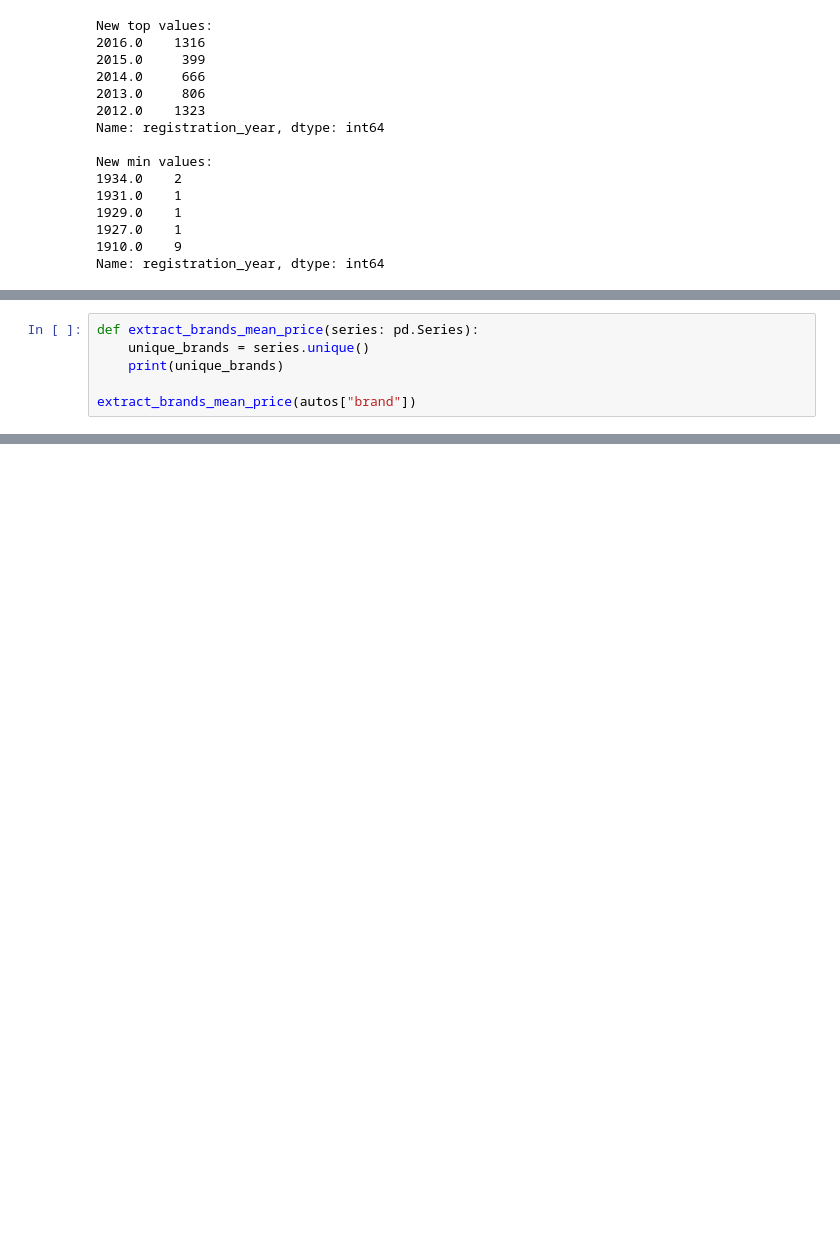
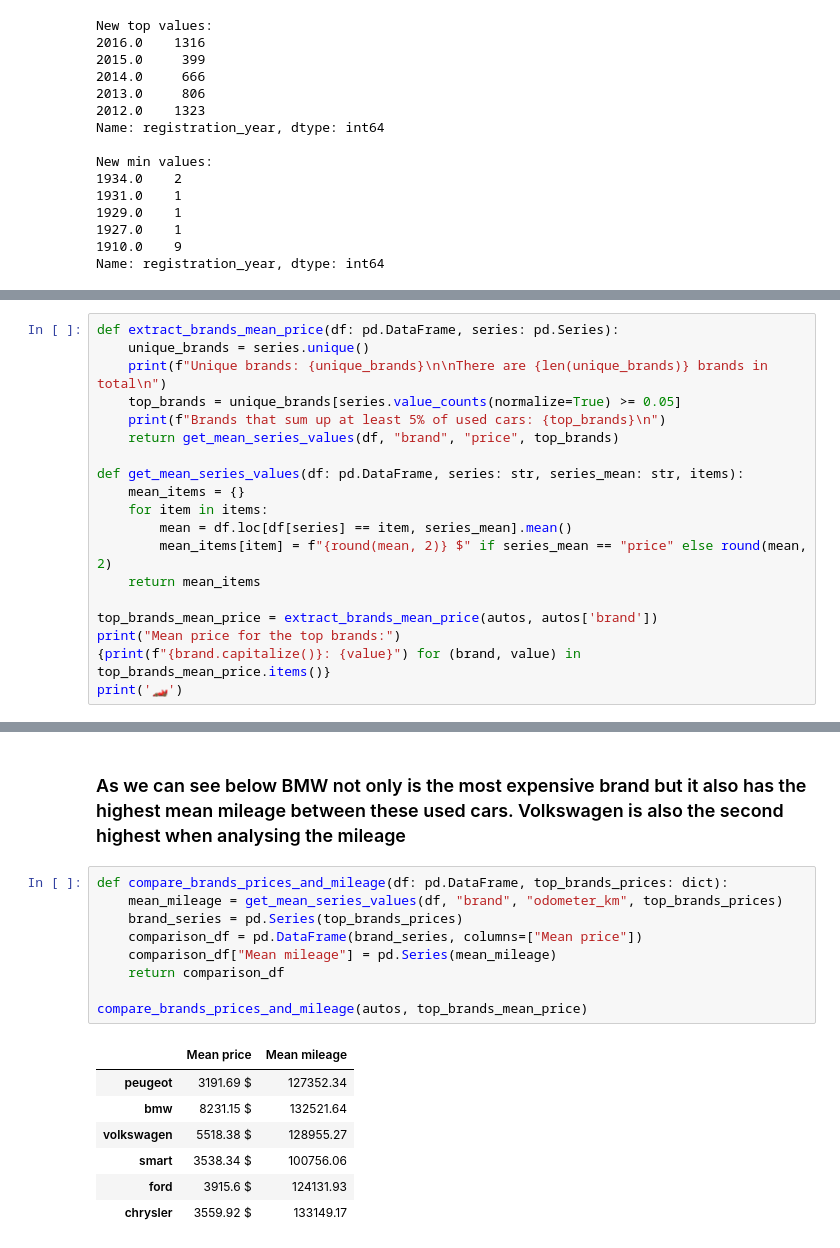
Before and after one commit to lucasmsa/dataquest, a Jupyter notebook: Data Scientist in Pyhton path/NumPy and Pandas Fundamentals/src/used_cars_analysis.ipynb, the cells around one changed output, grey strips where cells are left out. Cells and saved outputs as stored; diff of their text form; blank space fills up the shorter version.

Commit message:
fetch mean prices for the top brands & compare prices w/ mileage

```diff
--- a/Data Scientist in Pyhton path/NumPy and Pandas Fundamentals/src/used_cars_analysis.ipynb
+++ b/Data Scientist in Pyhton path/NumPy and Pandas Fundamentals/src/used_cars_analysis.ipynb
@@ -312,6 +311,0 @@ Name: registration_year, dtype: int64
-# %%
-def extract_brands_mean_price(series: pd.Series):
-    unique_brands = series.unique()
-    print(unique_brands)
-
-extract_brands_mean_price(autos["brand"])
@@ -324,0 +312,19 @@ extract_brands_mean_price(autos["brand"])
+# %%
+def extract_brands_mean_price(df: pd.DataFrame, series: pd.Series):
+    unique_brands = series.unique()
+    print(f"Unique brands: {unique_brands}\n\nThere are {len(unique_brands)} brands in total\n")
+    top_brands = unique_brands[series.value_counts(normalize=True) >= 0.05]
+    print(f"Brands that sum up at least 5% of used cars: {top_brands}\n")
+    return get_mean_series_values(df, "brand", "price", top_brands)
+
+def get_mean_series_values(df: pd.DataFrame, series: str, series_mean: str, items):
+    mean_items = {}
+    for item in items:
+        mean = df.loc[df[series] == item, series_mean].mean()
+        mean_items[item] = f"{round(mean, 2)} $" if series_mean == "price" else round(mean, 2)
+    return mean_items
+
+top_brands_mean_price = extract_brands_mean_price(autos, autos['brand'])
+print("Mean price for the top brands:")
+{print(f"{brand.capitalize()}: {value}") for (brand, value) in top_brands_mean_price.items()}
+print('🏎')
@@ -324,0 +353,19 @@ extract_brands_mean_price(autos["brand"])
+# %% [markdown]
+### As we can see below BMW not only is the most expensive brand but it also has the highest mean mileage between these used cars. Volkswagen is also the second highest when analysing the mileage
+# %%
+def compare_brands_prices_and_mileage(df: pd.DataFrame, top_brands_prices: dict):
+    mean_mileage = get_mean_series_values(df, "brand", "odometer_km", top_brands_prices)
+    brand_series = pd.Series(top_brands_prices)
+    comparison_df = pd.DataFrame(brand_series, columns=["Mean price"])
+    comparison_df["Mean mileage"] = pd.Series(mean_mileage)
+    return comparison_df
+
+compare_brands_prices_and_mileage(autos, top_brands_mean_price)
+# %% [output]
+|  | Mean price | Mean mileage |
+| peugeot | 3191.69 $ | 127352.34 |
+| bmw | 8231.15 $ | 132521.64 |
+| volkswagen | 5518.38 $ | 128955.27 |
+| smart | 3538.34 $ | 100756.06 |
+| ford | 3915.6 $ | 124131.93 |
+| chrysler | 3559.92 $ | 133149.17 |
```
Also changed, not shown: parts of 5 cells of this notebook.
